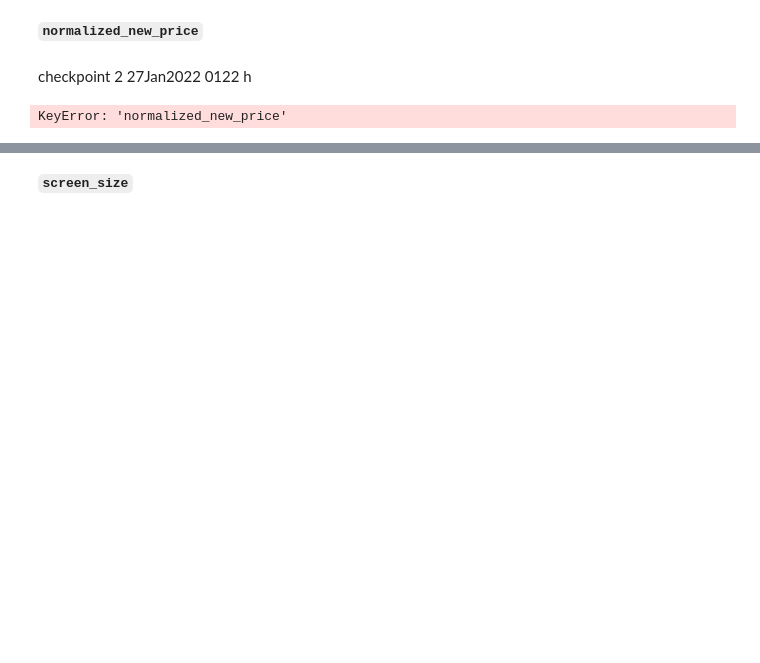
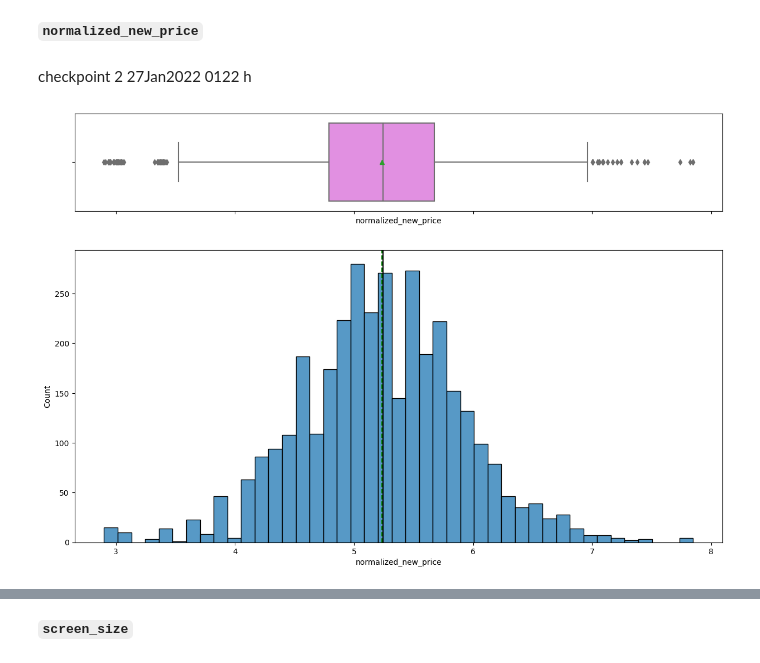
Before and after one commit to CoderSales/machine-learning-project, a Jupyter notebook: SLF_Project_LearnerNotebook_LowCode_4.ipynb, the cells around one changed output, grey strips where cells are left out. Cells and saved outputs as stored; diff of their text form; code cells hidden in the pictures; blank space fills up the shorter version.

Commit message:
Add 2 boxplots

```diff
--- a/SLF_Project_LearnerNotebook_LowCode_4.ipynb
+++ b/SLF_Project_LearnerNotebook_LowCode_4.ipynb
@@ -938,10 +938,9 @@ histogram_boxplot(df, "normalized_used_price")
 # %% [markdown]
 checkpoint 2 27Jan2022 0122 h
 # %%
-for pre_boxplot_index,pre_boxplot_heading in enumerate(headings_list):
-    histogram_boxplot(data[heading]['normalized_new_price'])  ## Complete the code to create histogram_boxplot for 'normalized_new_price'
+histogram_boxplot(df, 'normalized_new_price')  ## Complete the code to create histogram_boxplot for 'normalized_new_price'
 # %% [output]
-KeyError: 'normalized_new_price'
+[figure, added]
 [interactive output not drawn]
 # %% [markdown]
 **`screen_size`**
```
Also changed, not shown: parts of 1 cell of this notebook.
